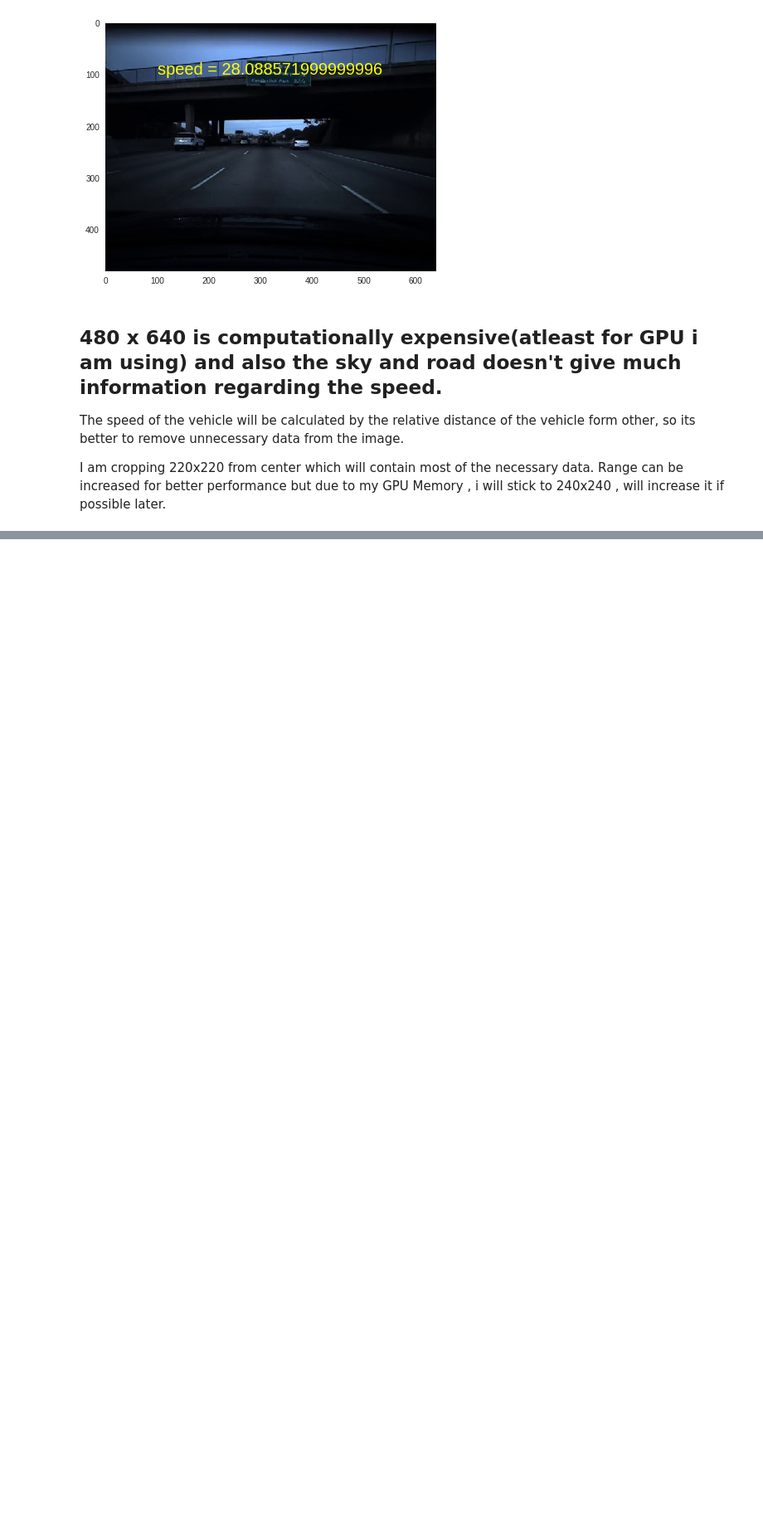
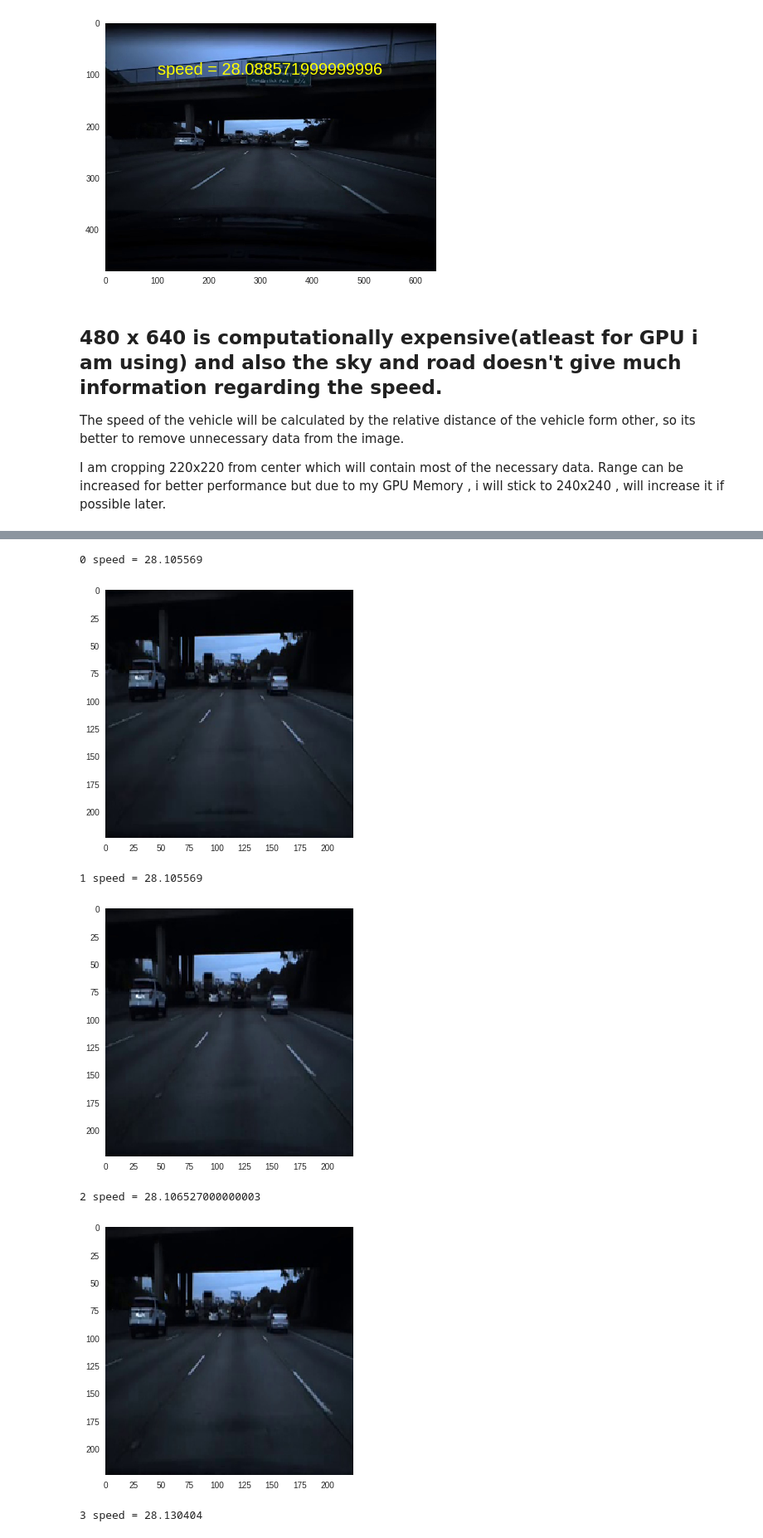
Before and after one commit to shangeth/Vehicle_Speed_Estimation, a Jupyter notebook: vehicle_speed_estimation.ipynb, the cells around one changed output, grey strips where cells are left out. Shown at 83% size. Drawn from its saved outputs; the diff is of its cells as text; code cells hidden in the pictures; blank space fills up the shorter version.

```diff
--- a/vehicle_speed_estimation.ipynb
+++ b/vehicle_speed_estimation.ipynb
@@ -206,0 +211,18 @@ plt.show()
+# %%
+for i, row in data_df.iterrows():
+  print(i, 'speed = {}'.format(row[0]))
+  img_path = "/content/data/frames/{}.jpg".format(i)
+  img = Image.open(img_path)
+  final_img = crop_resize_img(img)
+  plt.imshow(final_img)
+  plt.grid(False)
+  plt.show()
+  if i>=5 :break
+# %% [output]
+0 speed = 28.105569
+[figure, added]
+1 speed = 28.105569
+[figure, added]
+2 speed = 28.106527000000003
+[figure, added]
+3 speed = 28.130404
```
Also changed, not shown: parts of 3 cells of this notebook.
